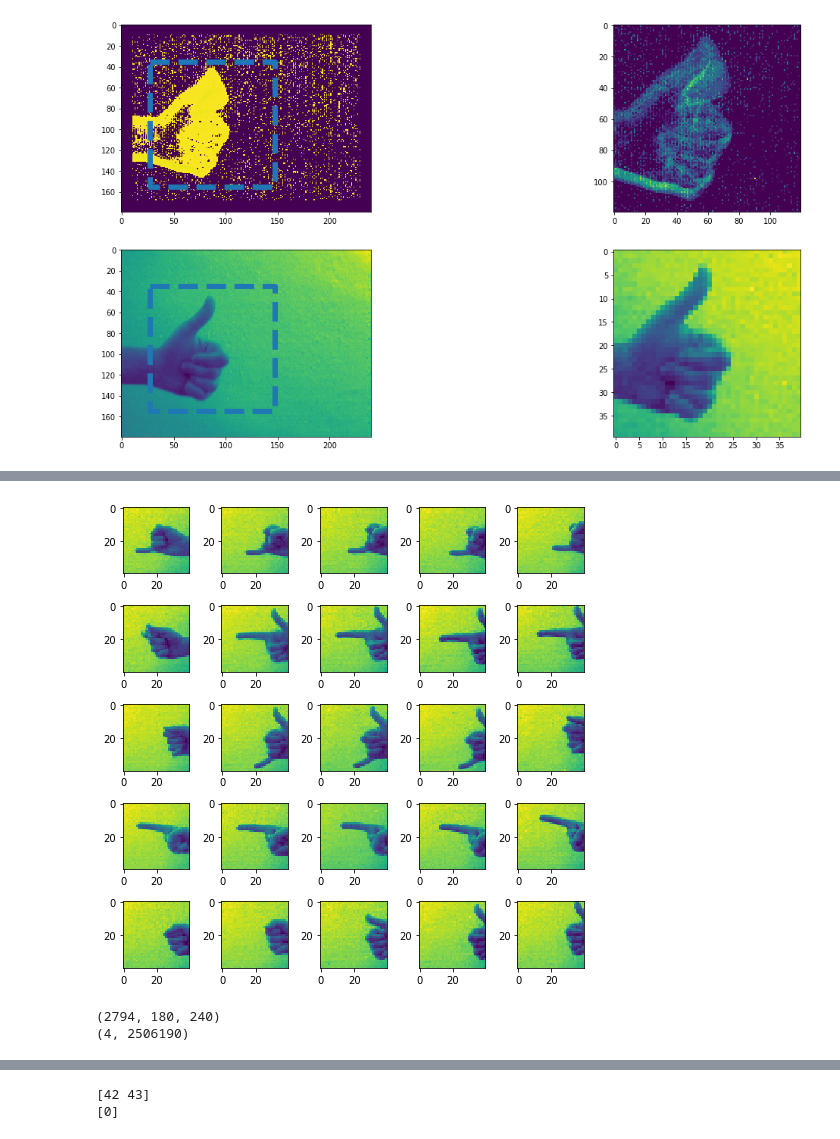
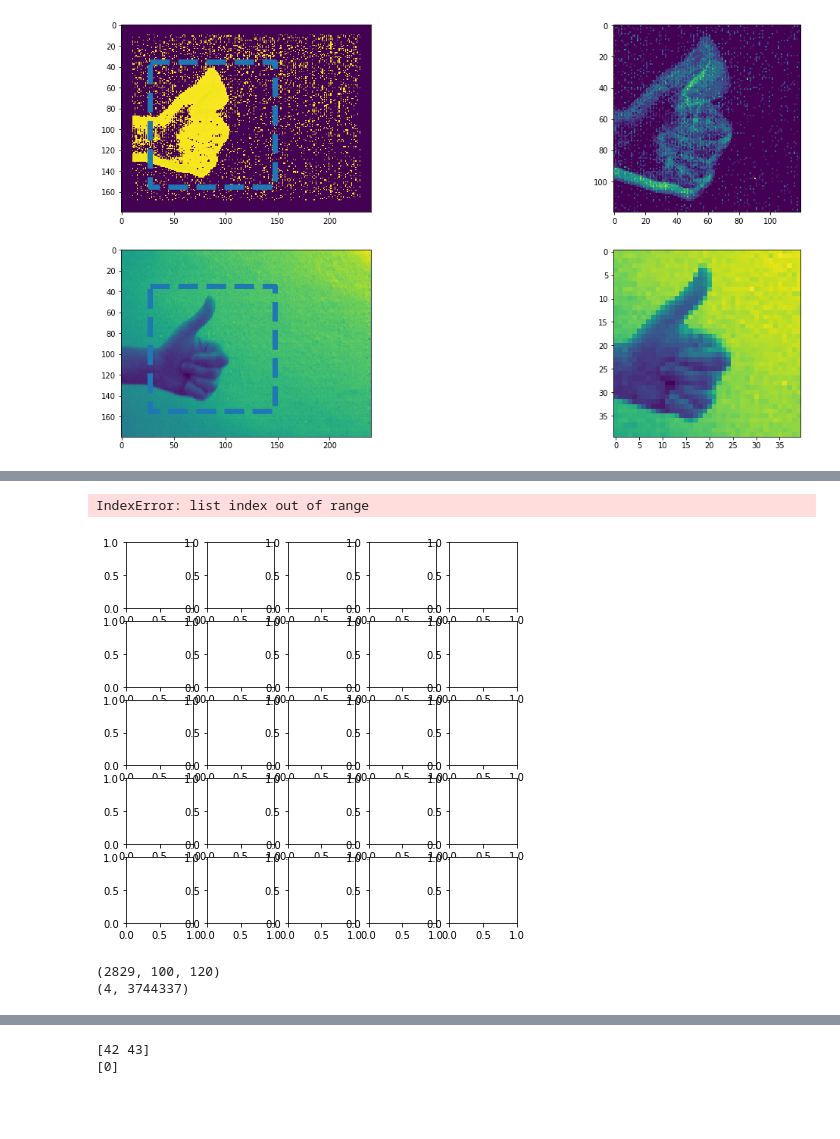
Before and after one commit to Enny1991/dvs_emg_fusion, a Jupyter notebook: HOG_DAVIS_Frames.ipynb, the cells around one changed output, grey strips where cells are left out. Cells and saved outputs as stored; diff of their text form; code cells hidden in the pictures; blank space fills up the shorter version.

```diff
--- a/HOG_DAVIS_Frames.ipynb
+++ b/HOG_DAVIS_Frames.ipynb
@@ -271,6 +273,8 @@ _ = ax[1][1].imshow(aa)
 # %%
 # saving tiff for manual labelling
 for subject, data in subjects.items():
+    dvs_dir = '/Users/enea/Downloads/'
+    davis_data = np.load(dvs_dir + subject + "_davis.npz")
     davis_frames = davis_data['frames']
     davis_times = davis_data['frames_time']
     dvs_events = davis_data['dvs_events']
@@ -393,21 +397,22 @@ subject10_session03 :: thumb :: 3
 subject10_session03 :: thumb :: 4
 # %%
 # plot full session
-data = subjects['subject03_session01']
+data = subjects['subject16_session01']
 
 fig, ax = plt.subplots(5, 5, figsize=(7, 7))
 
 for i in range(5):
     for j in range(5):
         gesture = classes[i]
         trial = j
         ax[i][j].imshow(data.frames[gesture][trial][2])
 plt.tight_layout()
 # %% [output]
+IndexError: list index out of range
-[figure, old version]
+[figure, new version]
 # %%
 # just debug
-subject = 'subject13_session02'
+subject = 'subject16_session01'
 dvs_dir = '/Users/enea/Downloads/'
 davis_data = np.load(dvs_dir + subject + "_davis.npz")
 
@@ -417,8 +422,8 @@ print(davis_frames.shape)
 dvs_events = davis_data['dvs_events']
 print(dvs_events.shape)
 # %% [output]
-(2794, 180, 240)
-(4, 2506190)
+(2829, 100, 120)
+(4, 3744337)
 # %%
 plt.plot(davis_times)
 a = np.where(np.diff(davis_times) < 0)[0]
```
Also changed, not shown: parts of 4 cells of this notebook, 1 other file.
